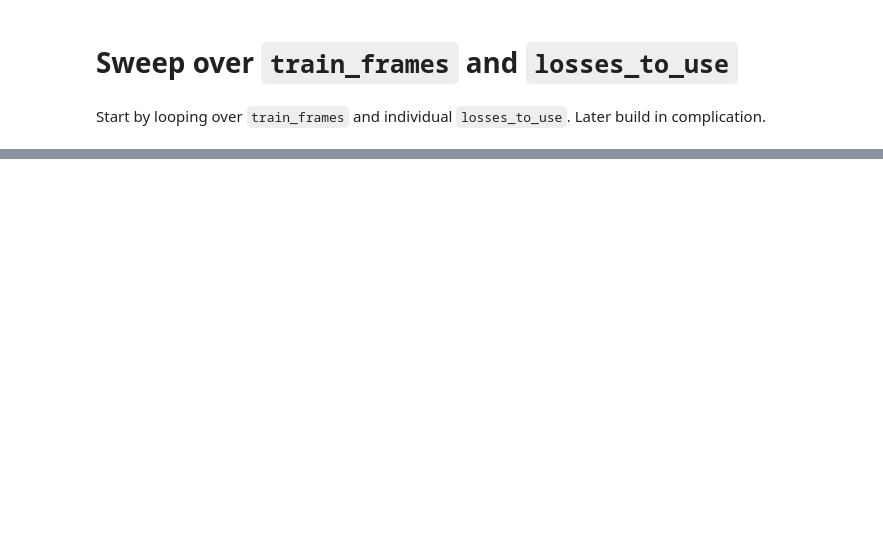
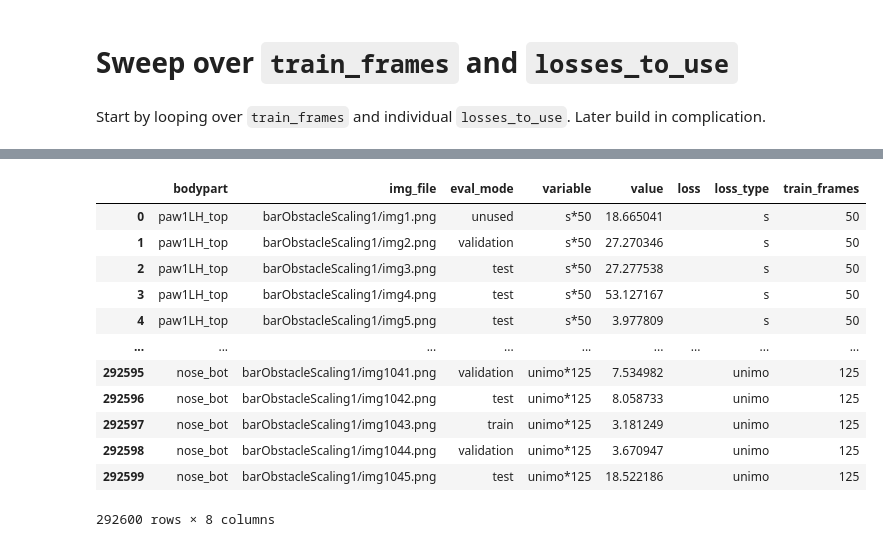
Before and after one commit to paninski-lab/tracking-diagnostics, a Jupyter notebook: notebooks/train-frame-sweeps.ipynb, the cells around one changed output, grey strips where cells are left out. Saved outputs shown, nothing was run; the diff lists cells and outputs as text; code cells hidden in the pictures; blank space fills up the shorter version.

```diff
--- a/notebooks/train-frame-sweeps.ipynb
+++ b/notebooks/train-frame-sweeps.ipynb
@@ -39,16 +39,23 @@ keypoint_names = get_keypoint_names(csv_data, cfg.data.header_rows)
 Start by looping over `train_frames` and individual `losses_to_use`. Later build in complication.
 # %%
 save_dir = "/home/jovyan/lightning-pose"
-loss_types = [[], ["pca_multiview"], ["pca_singleview"], ["temporal"], ["unimodal_mse"]] # TODO: order matters
+loss_types = [[], ["pca_multiview"], ["pca_singleview"], ["temporal"], ["unimodal_mse"]] # TODO: add ["pca_singleview"] TODO: order matters
 log_weight_list = [] # TODO: order matters
 model_names = ["train_frames_sweep"]*len(loss_types)
 supervised_model_name = model_names[0] # they all have the same name
 train_frames_list = [50,75,100,125]
 model_type = "heatmap"
 handlers = []
+name_strs_to_plot = []
 for tr_fr_idx, train_frames in enumerate(train_frames_list):
     for loss_idx, loss in enumerate(loss_types):
-        print("searching for train_frames: {}, loss_type: {}".format(train_frames, loss))
+        print("==========================")
+        print("Searching for train_frames: {}, loss_type: {}...".format(train_frames, loss))
+        # TODO: multi-loss version below, if needed
+        # name_strs_to_plot = ['+'.join([l[:5] for l in loss]) if len(loss)>0 else 's' for loss in loss_types]
+        name_str = '*'.join([loss[0][:5] if len(loss)==1 else 's', str(train_frames)])
+        print("name_str: {}".format(name_str)) # TODO: just for single losses now
+        name_strs_to_plot.append(name_str)
         model_cfg = cfg.copy()
         model_cfg.training.train_frames = train_frames
         model_cfg.model.losses_to_use = loss # assume loss is already a list, [] if supervised
@@ -76,10 +83,6 @@ for tr_fr_idx, train_frames in enumerate(train_frames_list):
             print('did not find %s model for train_frames=%i' % (loss, train_frames))
             continue
 # report on the models found
-if len(handlers) == 0:
-    print("No models found")
-elif len(handlers) == len(train_frames_list)*len(loss_types):
-    print("Found all models")
-else:
-    print("Found {} models out of {}".format(len(handlers), len(train_frames_list)*len(loss_types)))
+print("==========================")
+print("Found {} models out of {}.".format(len(handlers), len(train_frames_list)*len(loss_types)))
 # %% [output]
@@ -192,0 +306,16 @@ results_df.head()
+# %%
+df_tmp
+# %% [output]
+|  | bodypart | img_file | eval_mode | variable | value | loss | loss_type | train_frames |
+| 0 | paw1LH_top | barObstacleScaling1/img1.png | unused | s*50 | 18.665041 |  | s | 50 |
+| 1 | paw1LH_top | barObstacleScaling1/img2.png | validation | s*50 | 27.270346 |  | s | 50 |
+| 2 | paw1LH_top | barObstacleScaling1/img3.png | test | s*50 | 27.277538 |  | s | 50 |
+| 3 | paw1LH_top | barObstacleScaling1/img4.png | test | s*50 | 53.127167 |  | s | 50 |
+| 4 | paw1LH_top | barObstacleScaling1/img5.png | test | s*50 | 3.977809 |  | s | 50 |
+| ... | ... | ... | ... | ... | ... | ... | ... | ... |
+| 292595 | nose_bot | barObstacleScaling1/img1041.png | validation | unimo*125 | 7.534982 |  | unimo | 125 |
+| 292596 | nose_bot | barObstacleScaling1/img1042.png | test | unimo*125 | 8.058733 |  | unimo | 125 |
+| 292597 | nose_bot | barObstacleScaling1/img1043.png | train | unimo*125 | 3.181249 |  | unimo | 125 |
+| 292598 | nose_bot | barObstacleScaling1/img1044.png | validation | unimo*125 | 3.670947 |  | unimo | 125 |
+| 292599 | nose_bot | barObstacleScaling1/img1045.png | test | unimo*125 | 18.522186 |  | unimo | 125 |
+292600 rows × 8 columns
```
Also changed, not shown: parts of 19 cells of this notebook.
